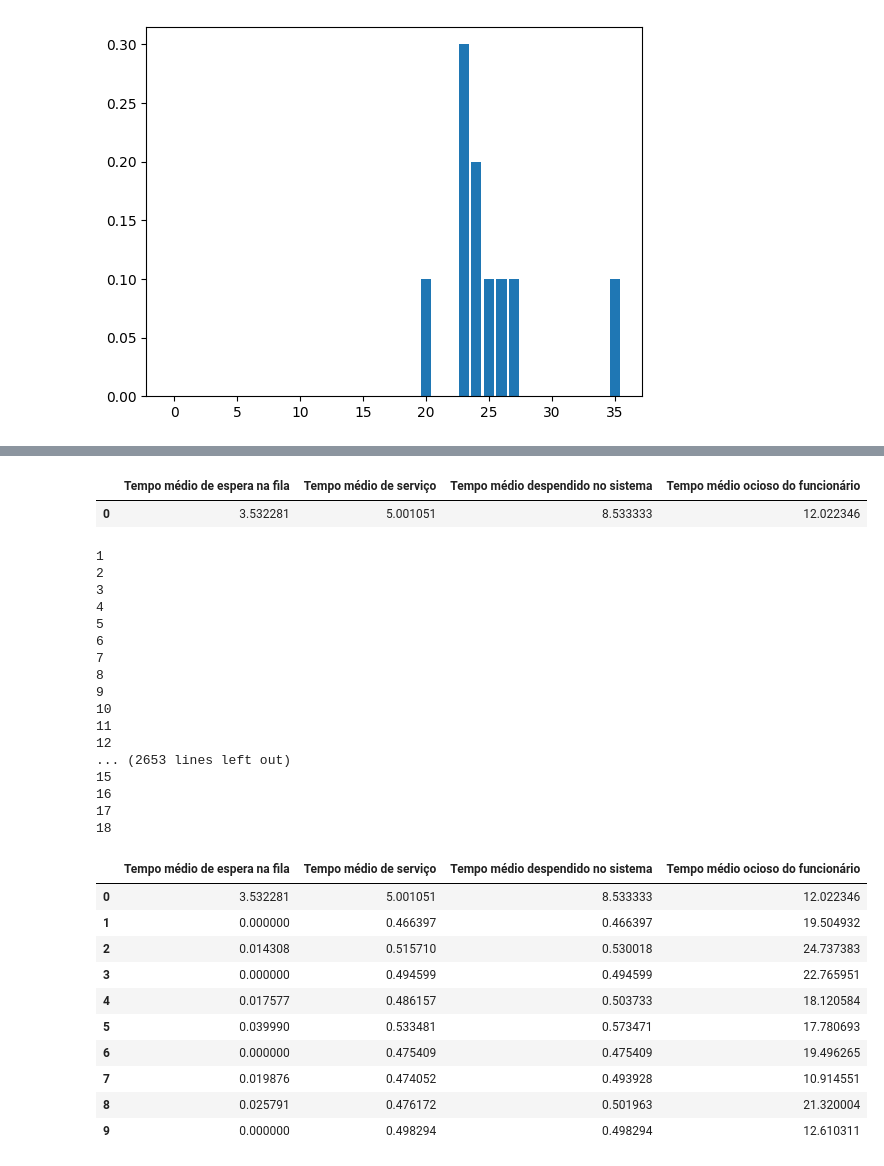
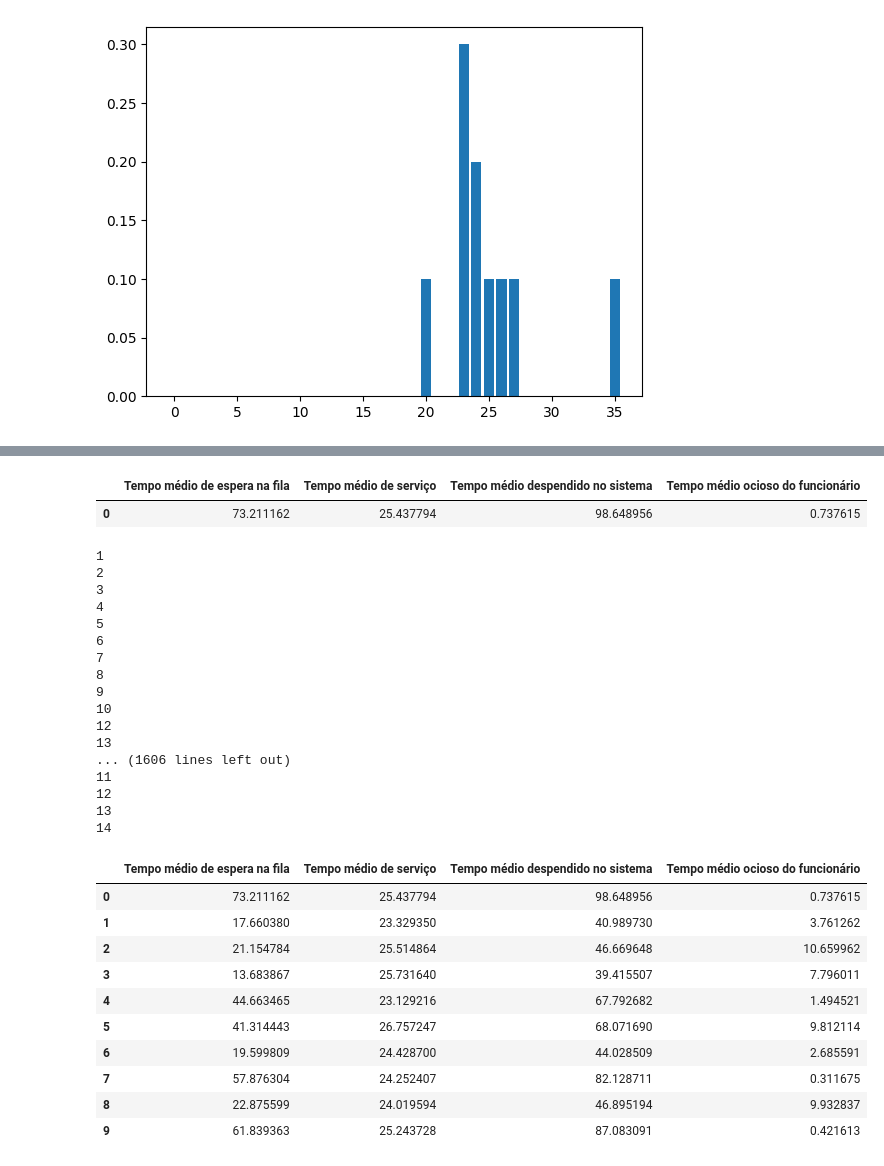
Before and after one commit to DanielAlmeida19/RandomVariableSimulator, a Jupyter notebook: Simulator.ipynb, the cells around one changed output, grey strips where cells are left out. Saved outputs shown, nothing was run; the diff lists cells and outputs as text; code cells hidden in the pictures.

```diff
--- a/Simulator.ipynb
+++ b/Simulator.ipynb
@@ -106,7 +106,7 @@ def generateDataClients(quant_client,simulation_time = 480,seed_1 = 13,seed_2 =
         'Tempo ocioso': idle_func
     }
 # %%
-client_table = pd.DataFrame(generateDataClients(200,240,quant_func=5))
+client_table = pd.DataFrame(generateDataClients(200,240,quant_func=1))
 client_table
 # %% [output]
 1
@@ -161,7 +160,7 @@ metrics =  pd.DataFrame({
 metrics.head()
 # %% [output]
 |  | Tempo médio de espera na fila | Tempo médio de serviço | Tempo médio despendido no sistema | Tempo médio ocioso do funcionário |
-| 0 | 3.532281 | 5.001051 | 8.533333 | 12.022346 |
+| 0 | 73.211162 | 25.437794 | 98.648956 | 0.737615 |
 # %%
 REPLICATIONS = 130
 vet_1 = Generator(13,REPLICATIONS+2)
@@ -171,50 +170,50 @@ seeds_2 = [int((x + 0.004) *250) for x in vet_2]
 
 for i in range(1,REPLICATIONS+2):
     #print(seeds_1[i+2])
-    client_table2 = pd.DataFrame(generateDataClients(200,240,seeds_1[i+2],seeds_2[i+2],quant_func=50))
+    client_table2 = pd.DataFrame(generateDataClients(200,240,seeds_1[i+2],seeds_2[i+2],quant_func=1))
     avg_queue_time.append(client_table2['Tempo na fila'].mean())
     avg_service_time.append(client_table2['TS'].mean())
     avg_system_time.append(client_table2['Tempo no sistema'].mean())
     avg_idle_time.append(client_table2['Tempo ocioso'].mean())
 
 metrics =  pd.DataFrame({
         'Tempo médio de espera na fila':avg_queue_time,
         'Tempo médio de serviço':avg_service_time,
         'Tempo médio despendido no sistema':avg_system_time,
         'Tempo médio ocioso do funcionário':avg_idle_time,
     }
 )
 
 metrics.head(10)
 # %% [output]
 1
 2
 3
 4
 5
 6
 7
 8
 9
 10
+12
+13
+... (1606 lines left out)
 11
 12
-... (2653 lines left out)
-15
-16
-17
-18
+13
+14
 |  | Tempo médio de espera na fila | Tempo médio de serviço | Tempo médio despendido no sistema | Tempo médio ocioso do funcionário |
-| 0 | 3.532281 | 5.001051 | 8.533333 | 12.022346 |
-| 1 | 0.000000 | 0.466397 | 0.466397 | 19.504932 |
-| 2 | 0.014308 | 0.515710 | 0.530018 | 24.737383 |
-| 3 | 0.000000 | 0.494599 | 0.494599 | 22.765951 |
-| 4 | 0.017577 | 0.486157 | 0.503733 | 18.120584 |
-| 5 | 0.039990 | 0.533481 | 0.573471 | 17.780693 |
-| 6 | 0.000000 | 0.475409 | 0.475409 | 19.496265 |
-| 7 | 0.019876 | 0.474052 | 0.493928 | 10.914551 |
-| 8 | 0.025791 | 0.476172 | 0.501963 | 21.320004 |
-| 9 | 0.000000 | 0.498294 | 0.498294 | 12.610311 |
+| 0 | 73.211162 | 25.437794 | 98.648956 | 0.737615 |
+| 1 | 17.660380 | 23.329350 | 40.989730 | 3.761262 |
+| 2 | 21.154784 | 25.514864 | 46.669648 | 10.659962 |
+| 3 | 13.683867 | 25.731640 | 39.415507 | 7.796011 |
+| 4 | 44.663465 | 23.129216 | 67.792682 | 1.494521 |
+| 5 | 41.314443 | 26.757247 | 68.071690 | 9.812114 |
+| 6 | 19.599809 | 24.428700 | 44.028509 | 2.685591 |
+| 7 | 57.876304 | 24.252407 | 82.128711 | 0.311675 |
+| 8 | 22.875599 | 24.019594 | 46.895194 | 9.932837 |
+| 9 | 61.839363 | 25.243728 | 87.083091 | 0.421613 |
 # %%
 
 avg_of_avg_queue_time = metrics['Tempo médio de espera na fila'].mean()
```
Also changed, not shown: parts of 2 cells of this notebook.
